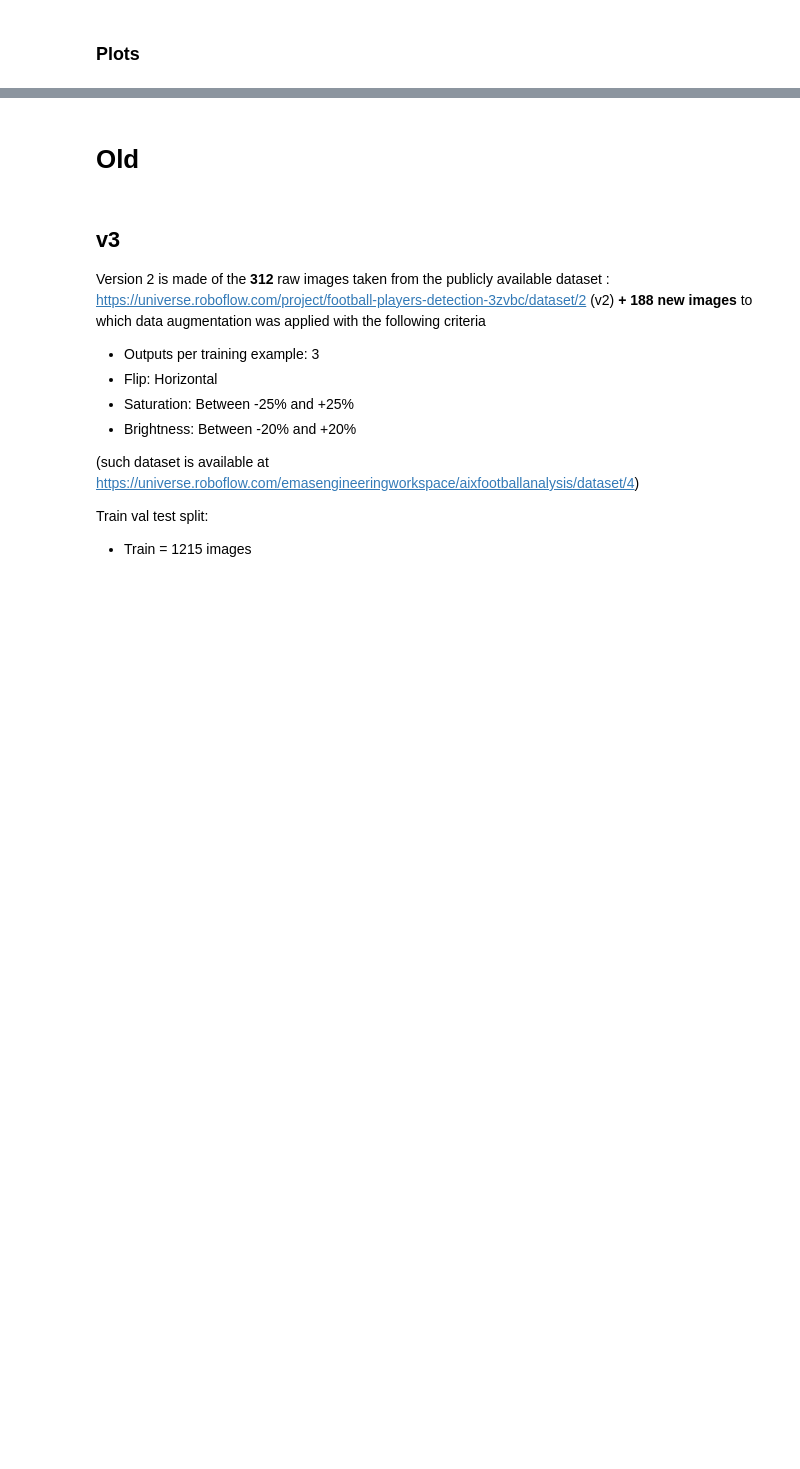
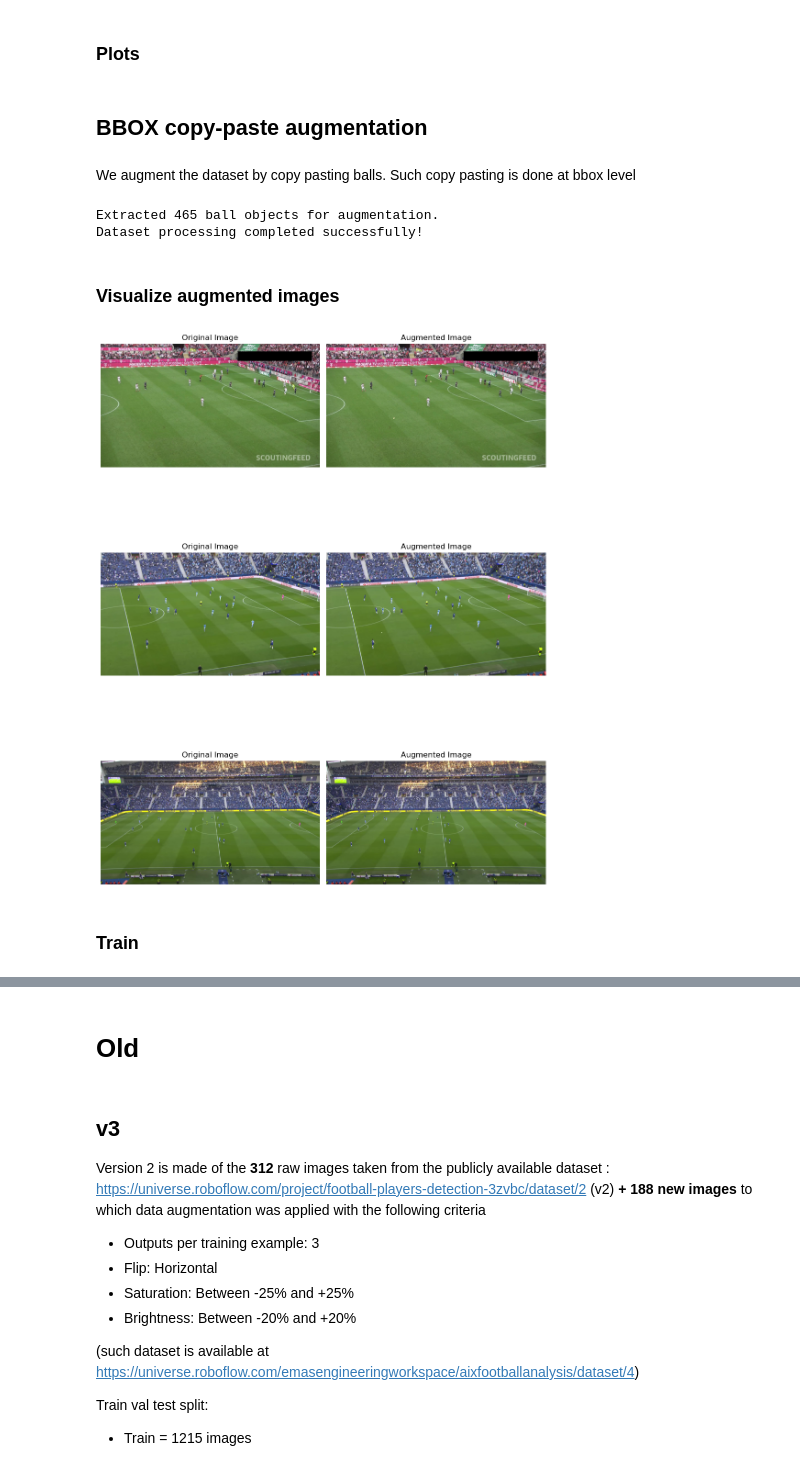
Before and after one commit to SianiEmanuele/AIxFootballAnalysis, a Jupyter notebook: src/training/yolo_training.ipynb, the cells around one changed output, grey strips where cells are left out. Drawn from its saved outputs; the diff is of its cells as text; code cells hidden in the pictures; blank space fills up the shorter version.

Commit message:
+ bbox copy_paste aug

```diff
--- a/src/training/yolo_training.ipynb
+++ b/src/training/yolo_training.ipynb
@@ -426,3 +443,76 @@ wandb.finish()
 results_path = os.path.join(cwd, "yolo_football_analysis", "yolo9c_dataset_v1", "results.csv")
 data = pd.read_csv(results_path)
 plot_losses(data)
+# %% [markdown]
+## BBOX copy-paste augmentation
+# %% [markdown]
+We augment the dataset by copy pasting balls. Such copy pasting is done at bbox level
+# %%
+import sys
+sys.path.append('..')
+from utils import bbox_copy_paste
+dataset_source_path = os.path.join(dataset_root_folder, "yolov9", "v0")
+dataset_target_path = os.path.join(dataset_root_folder, "yolov9", "v2")
+
+bbox_copy_paste(dataset_source_path, dataset_target_path, num_copies=2, overwrite=False)
+# %% [output]
+Extracted 465 ball objects for augmentation.
+Dataset processing completed successfully!
+# %% [markdown]
+### Visualize augmented images
+# %%
+# visualize three random images from dataset. Then their augmented version. Augmented file has the same name but starts with "aug_"
+
+import random
+import cv2
+import os
+import matplotlib.pyplot as plt
+
+def visualize_images(dataset_path, num_images=3):
+    """
+    Visualizes random images from a dataset and their augmented versions.
+
+    Args:
+        dataset_path (str): Path to the dataset.
+        num_images (int): Number of images to visualize.
+    """
+
+    # Get image paths
+    images_dir = os.path.join(dataset_path, "train", "images")
+    image_files = os.listdir(images_dir)
+
+    # exlude augmented images
+    image_files = [f for f in image_files if not f.startswith("aug_")]
+
+    # Randomly select images
+    selected_images = random.sample(image_files, num_images)
+
+    # Plot images
+    fig, axes = plt.subplots(num_images, 2, figsize=(10, 5*num_images))
+
+    for i, image_file in enumerate(selected_images):
+        # Load original image
+        image_path = os.path.join(images_dir, image_file)
+        image = cv2.imread(image_path)[:, :, ::-1]
+
+        # Load augmented image
+        aug_image_path = os.path.join(images_dir, f"aug_0_{image_file}")
+        aug_image = cv2.imread(aug_image_path)[:, :, ::-1]
+
+        # Plot images
+        axes[i, 0].imshow(image)
+        axes[i, 0].set_title(f"Original Image")
+        axes[i, 0].axis("off")
+
+        axes[i, 1].imshow(aug_image)
+        axes[i, 1].set_title(f"Augmented Image")
+        axes[i, 1].axis("off")
+
+    plt.tight_layout()
+    plt.show()
+
+visualize_images(dataset_target_path)
+# %% [output]
+[figure, added]
+# %% [markdown]
+### Train
```
Also changed, not shown: parts of 19 cells of this notebook, 4 other files.
